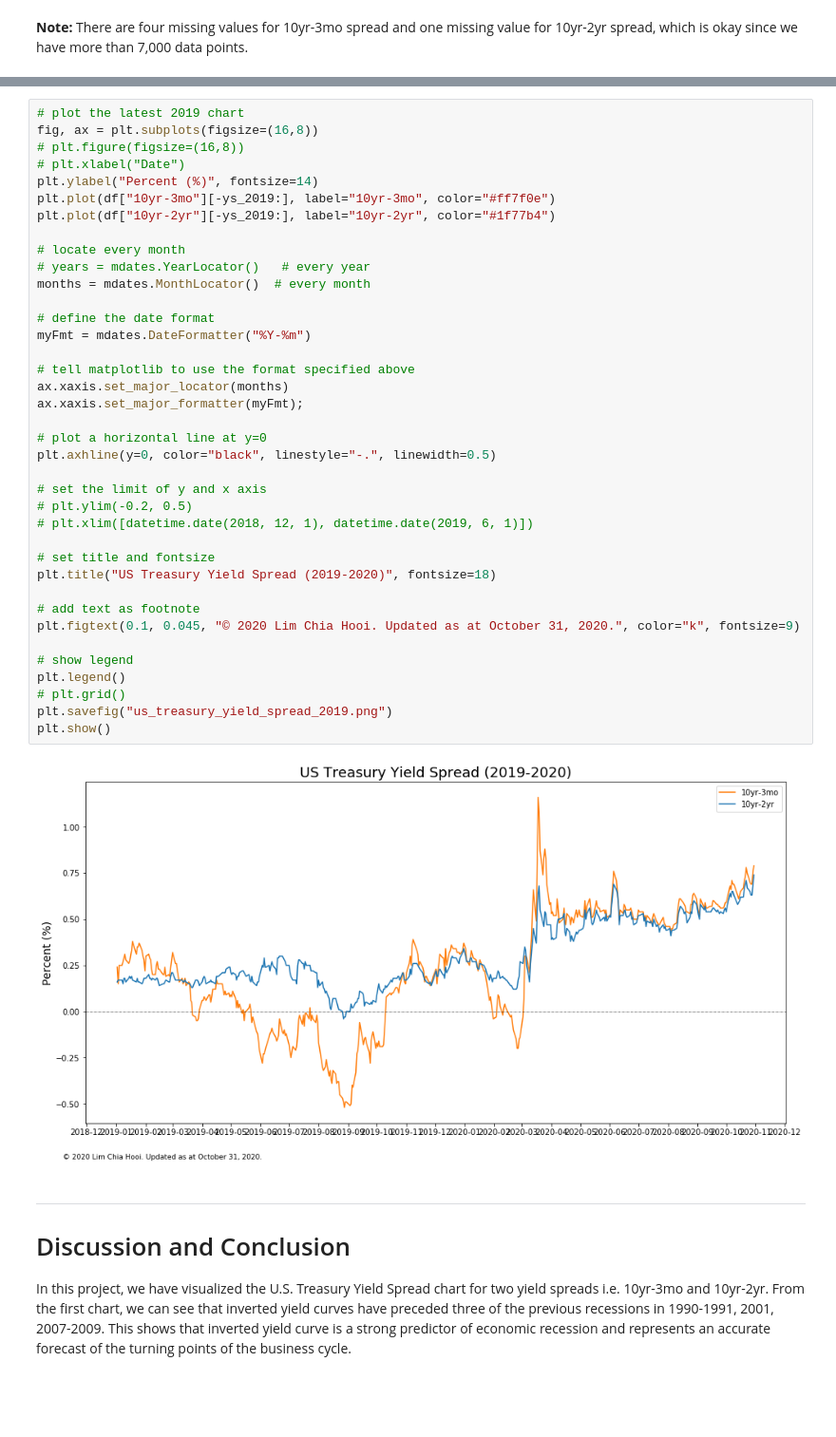
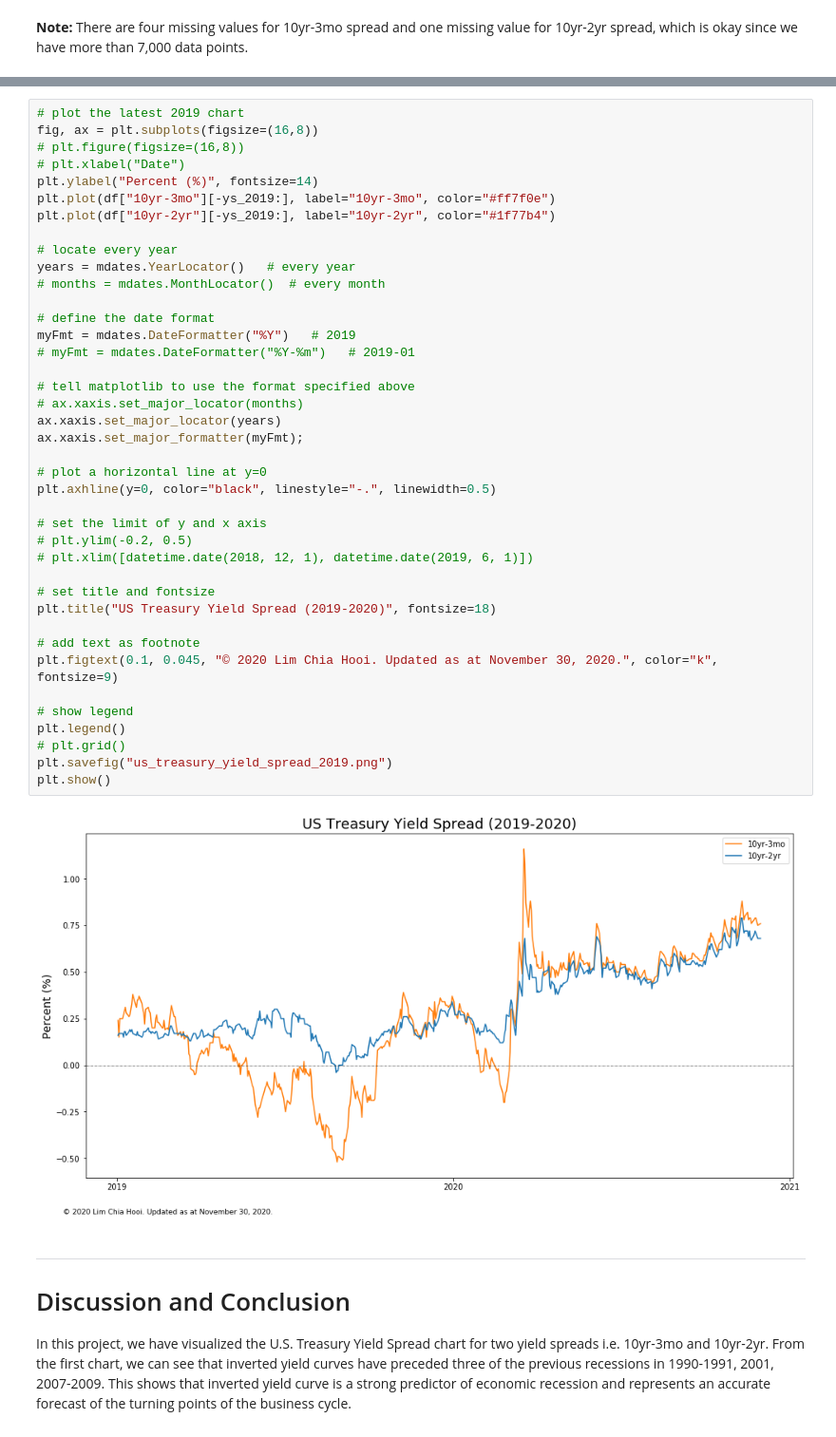
Before and after one commit to limchiahooi/us-treasury-yield-spread, a Jupyter notebook: us-treasury-yield-spread.ipynb, the cells around one changed output, grey strips where cells are left out. Shown at 95% size. Drawn from its saved outputs; the diff is of its cells as text; blank space fills up the shorter version.

```diff
--- a/us-treasury-yield-spread.ipynb
+++ b/us-treasury-yield-spread.ipynb
@@ -379,40 +379,42 @@ fig, ax = plt.subplots(figsize=(16,8))
 # plt.figure(figsize=(16,8))
 # plt.xlabel("Date")
 plt.ylabel("Percent (%)", fontsize=14)
 plt.plot(df["10yr-3mo"][-ys_2019:], label="10yr-3mo", color="#ff7f0e")
 plt.plot(df["10yr-2yr"][-ys_2019:], label="10yr-2yr", color="#1f77b4")
 
-# locate every month
-# years = mdates.YearLocator()   # every year
-months = mdates.MonthLocator()  # every month
+# locate every year
+years = mdates.YearLocator()   # every year
+# months = mdates.MonthLocator()  # every month
 
 # define the date format
-myFmt = mdates.DateFormatter("%Y-%m")
+myFmt = mdates.DateFormatter("%Y")   # 2019
+# myFmt = mdates.DateFormatter("%Y-%m")   # 2019-01
 
 # tell matplotlib to use the format specified above
-ax.xaxis.set_major_locator(months)
+# ax.xaxis.set_major_locator(months)
+ax.xaxis.set_major_locator(years)
 ax.xaxis.set_major_formatter(myFmt);
 
 # plot a horizontal line at y=0
 plt.axhline(y=0, color="black", linestyle="-.", linewidth=0.5)
 
 # set the limit of y and x axis
 # plt.ylim(-0.2, 0.5)
 # plt.xlim([datetime.date(2018, 12, 1), datetime.date(2019, 6, 1)])
 
 # set title and fontsize
 plt.title("US Treasury Yield Spread (2019-2020)", fontsize=18)
 
 # add text as footnote
-plt.figtext(0.1, 0.045, "© 2020 Lim Chia Hooi. Updated as at October 31, 2020.", color="k", fontsize=9)
+plt.figtext(0.1, 0.045, "© 2020 Lim Chia Hooi. Updated as at November 30, 2020.", color="k", fontsize=9)
 
 # show legend
 plt.legend()
 # plt.grid()
 plt.savefig("us_treasury_yield_spread_2019.png")
 plt.show()
 # %% [output]
-[figure, old version]
+[figure, new version]
 # %% [markdown]
 ---
 # <a name="conclusion">Discussion and Conclusion</a>
```
Also changed, not shown: parts of 10 cells of this notebook, 3 other files.
